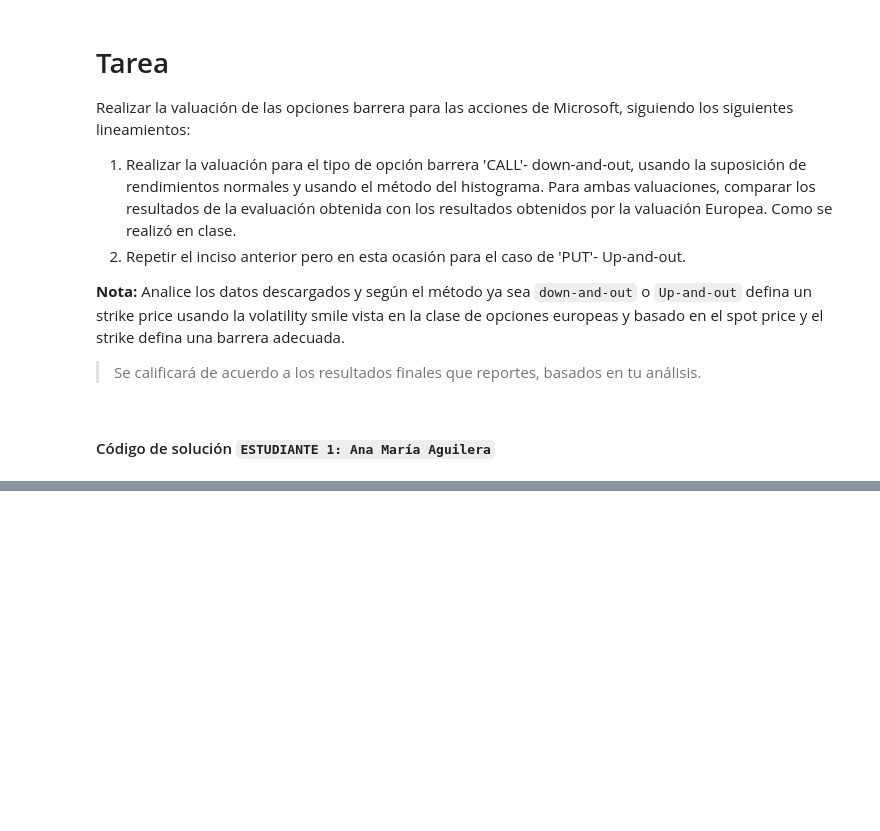
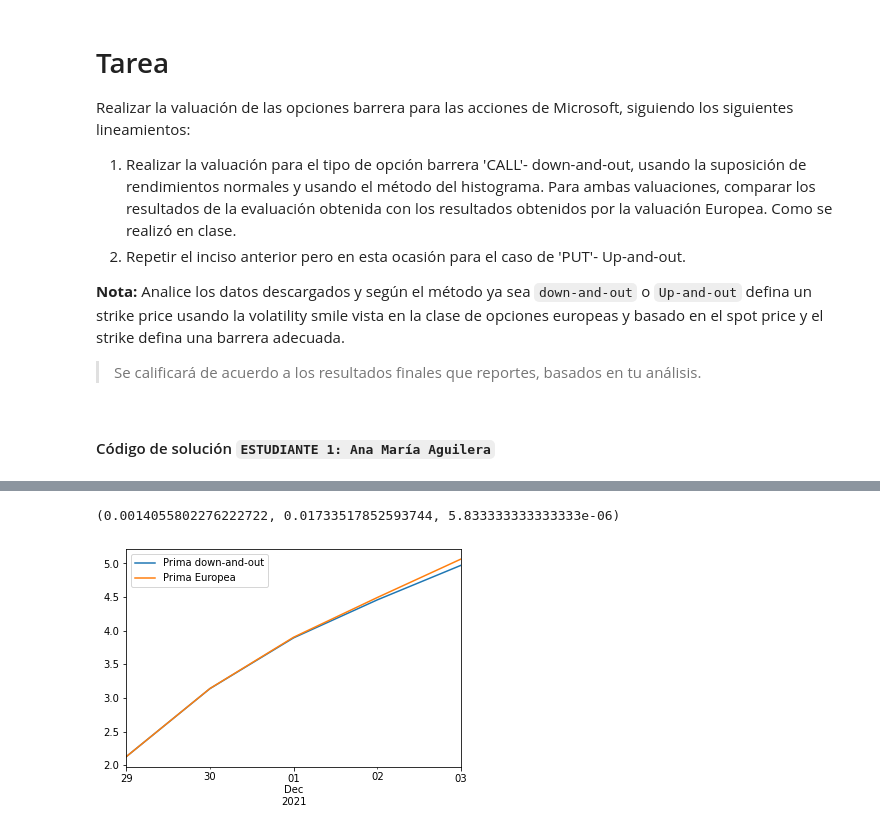
Before and after one commit to EMarquez7/Tarea10_AMAguilera_EMarquez, a Jupyter notebook: Tarea10_AMAguilera_EMarquez.ipynb, the cells around one changed output, grey strips where cells are left out. Saved outputs shown, nothing was run; the diff lists cells and outputs as text; code cells hidden in the pictures; blank space fills up the shorter version.

```diff
--- a/Tarea10_AMAguilera_EMarquez.ipynb
+++ b/Tarea10_AMAguilera_EMarquez.ipynb
@@ -30,0 +132,47 @@ Realizar la valuación de las opciones barrera para las acciones de Microsoft, s
+# %%
+mu = ret_m.mean()
+sigma = ret_m.std()
+r = 0.0021/360
+mu, sigma, r
+# %% [output]
+(0.0014055802276222722, 0.01733517852593744, 5.833333333333333e-06)
+# %%
+# DATOS PARA LAS SIMULACIONES
+from datetime import date
+
+# Datos de la opción y del día de actual
+today = pd.Timestamp(date.today())
+
+# Por el contractSymbol se sabe que expira el 03 de diciembre del 2021.
+# Lo comprobé buscándolo en Yahoo Finance.
+expiry = '2021-12-03'
+
+# Fechas desde el día de hoy hasta la fecha de cierre del contrato (considerando unicamente los días hábiles)
+dates = pd.date_range(start=today, end=expiry, freq='B')
+
+# Cantidad de escenarios a simular para el método de montecarlo
+ndays = len(dates)
+nscen = 10000
+# %%
+# Simulación rendimientos normales
+S0 = closes_m.iloc[-1]
+sim_ret = pd.DataFrame(sigma*np.random.randn(ndays,nscen)+r,index=dates)
+sim_closes = S0*np.exp(sim_ret.cumsum())
+# %%
+# Definir barrera
+B = 320
+# Crear función indicadora KNOCK-OUT
+I = (sim_closes < B).cumsum(axis=0)  == 0
+# Definir strike
+strike = K
+# Calcular la prima de una opción Europea
+call = pd.DataFrame({'Prima Europea':np.exp(-r*ndays)*np.fmax(sim_closes - strike, 0)
+                     .mean(axis=1)},index=dates)
+# Calcular la prima de una opción barrera
+callui = pd.DataFrame({'Prima down-and-out':np.exp(-r*ndays)*(I * np.fmax(sim_closes - strike, 0))
+                       .mean(axis=1)},index=dates)
+# Graficar el resultado de las dos primas previamente caluadas
+ax = callui.plot();
+call.plot(ax=ax);
+# %% [output]
+[figure, added]
```
Also changed, not shown: parts of 52 cells of this notebook.
